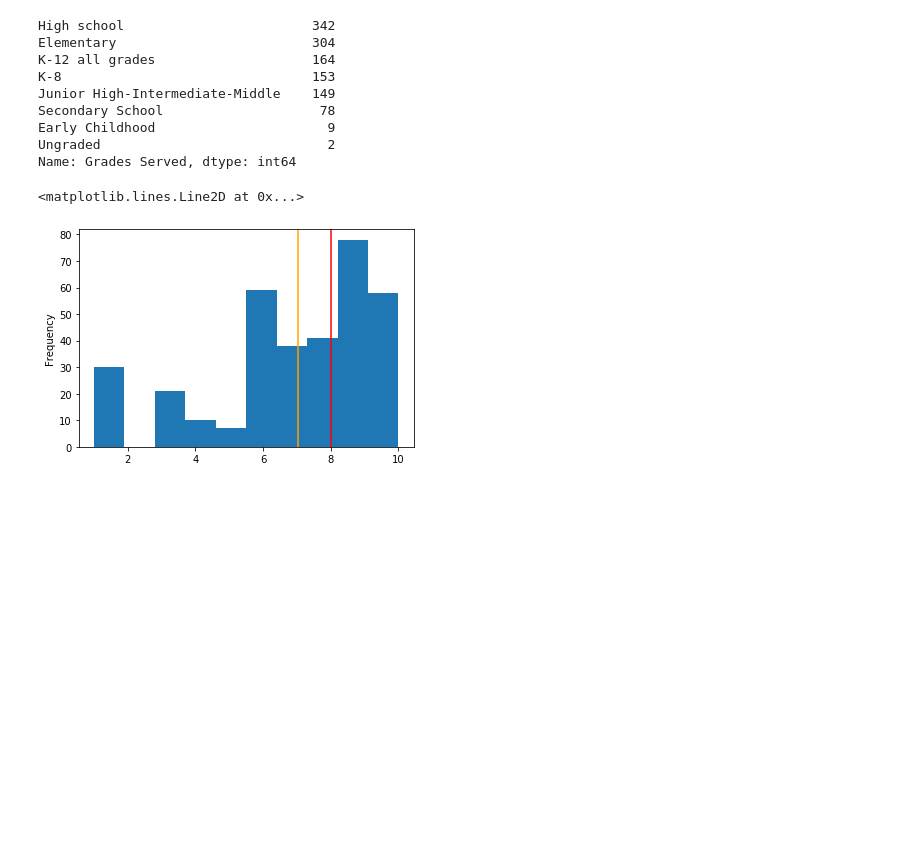
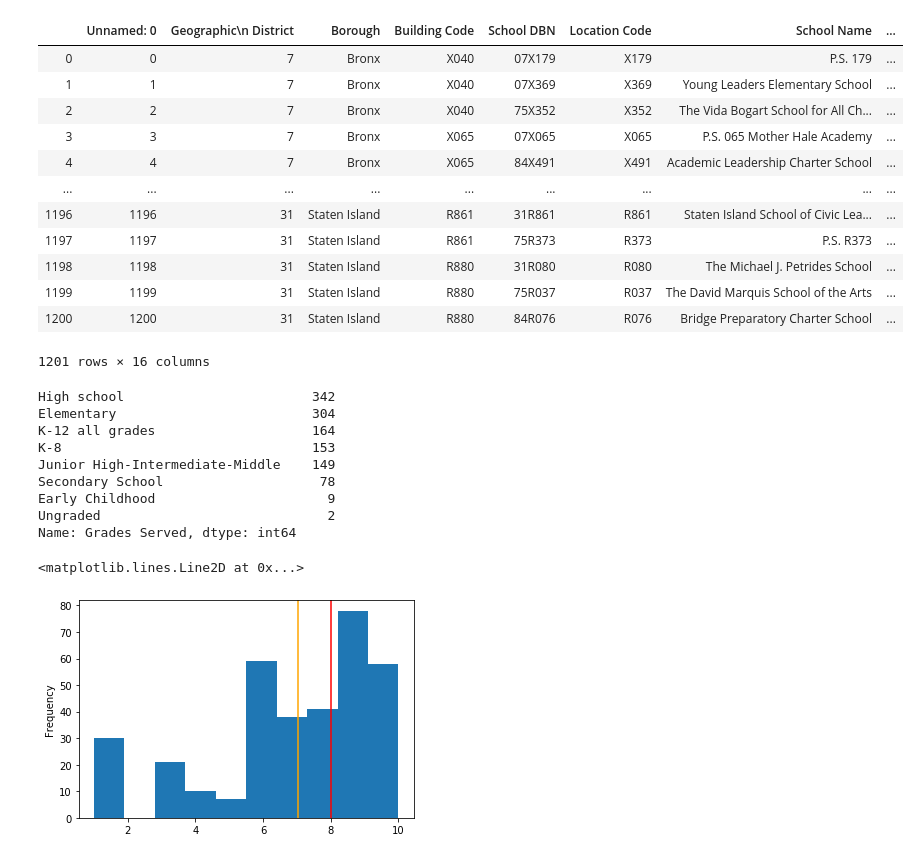
Before and after one commit to kpananjady/Accessibility-NYC-Schools, a Jupyter notebook: Accessibility by School District.ipynb, the cells around one changed output. Drawn from its saved outputs; the diff is of its cells as text; code cells hidden in the pictures; blank space fills up the shorter version.

```diff
--- a/Accessibility by School District.ipynb
+++ b/Accessibility by School District.ipynb
@@ -4,6 +4,22 @@ import matplotlib.pyplot as plt
 import seaborn as sns
 # %%
 df = pd.read_csv('School-NYC-Accessibility-geolocated.csv')
+# %%
+df
+# %% [output]
+|  | Unnamed: 0 | Geographic\n District | Borough | Building Code | School DBN | Location Code | School Name | ... |
+| 0 | 0 | 7 | Bronx | X040 | 07X179 | X179 | P.S. 179 | ... |
+| 1 | 1 | 7 | Bronx | X040 | 07X369 | X369 | Young Leaders Elementary School | ... |
+| 2 | 2 | 7 | Bronx | X040 | 75X352 | X352 | The Vida Bogart School for All Ch... | ... |
+| 3 | 3 | 7 | Bronx | X065 | 07X065 | X065 | P.S. 065 Mother Hale Academy | ... |
+| 4 | 4 | 7 | Bronx | X065 | 84X491 | X491 | Academic Leadership Charter School | ... |
+| ... | ... | ... | ... | ... | ... | ... | ... | ... |
+| 1196 | 1196 | 31 | Staten Island | R861 | 31R861 | R861 | Staten Island School of Civic Lea... | ... |
+| 1197 | 1197 | 31 | Staten Island | R861 | 75R373 | R373 | P.S. R373 | ... |
+| 1198 | 1198 | 31 | Staten Island | R880 | 31R080 | R080 | The Michael J. Petrides School | ... |
+| 1199 | 1199 | 31 | Staten Island | R880 | 75R037 | R037 | The David Marquis School of the Arts | ... |
+| 1200 | 1200 | 31 | Staten Island | R880 | 84R076 | R076 | Bridge Preparatory Charter School | ... |
+1201 rows × 16 columns
 # %%
 df['Grades Served'].value_counts()
 # %% [output]
```
Also changed, not shown: parts of 1 cell of this notebook, 3 other files.
